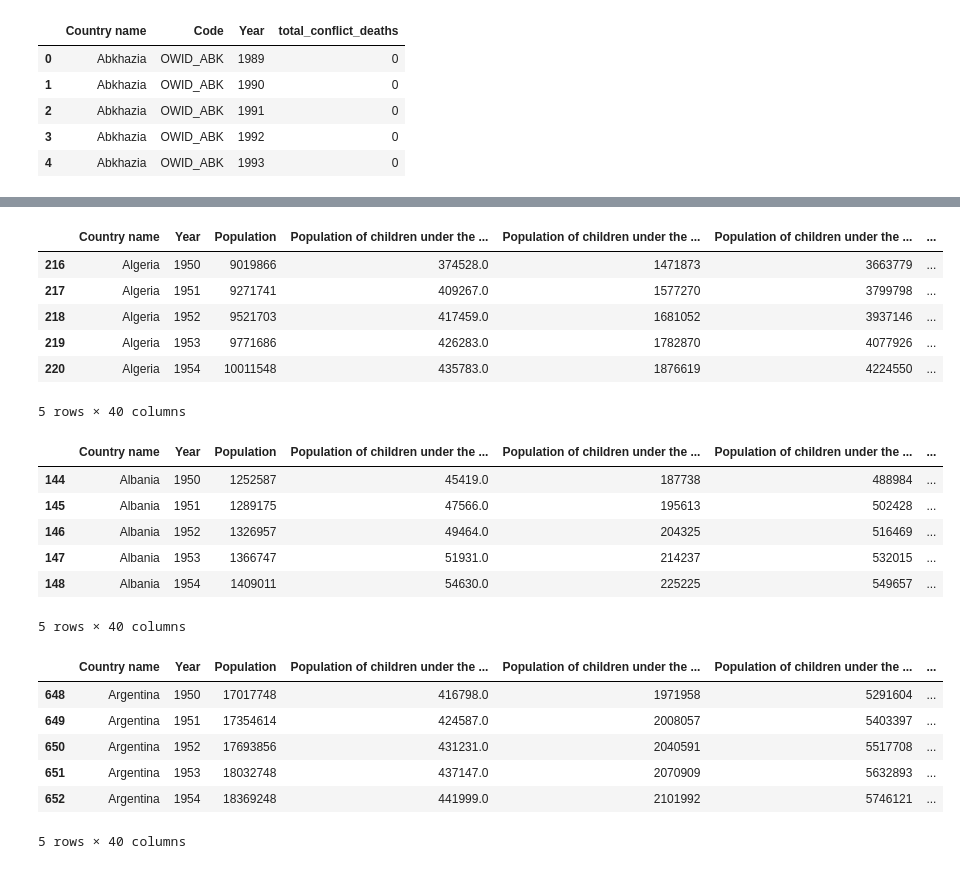
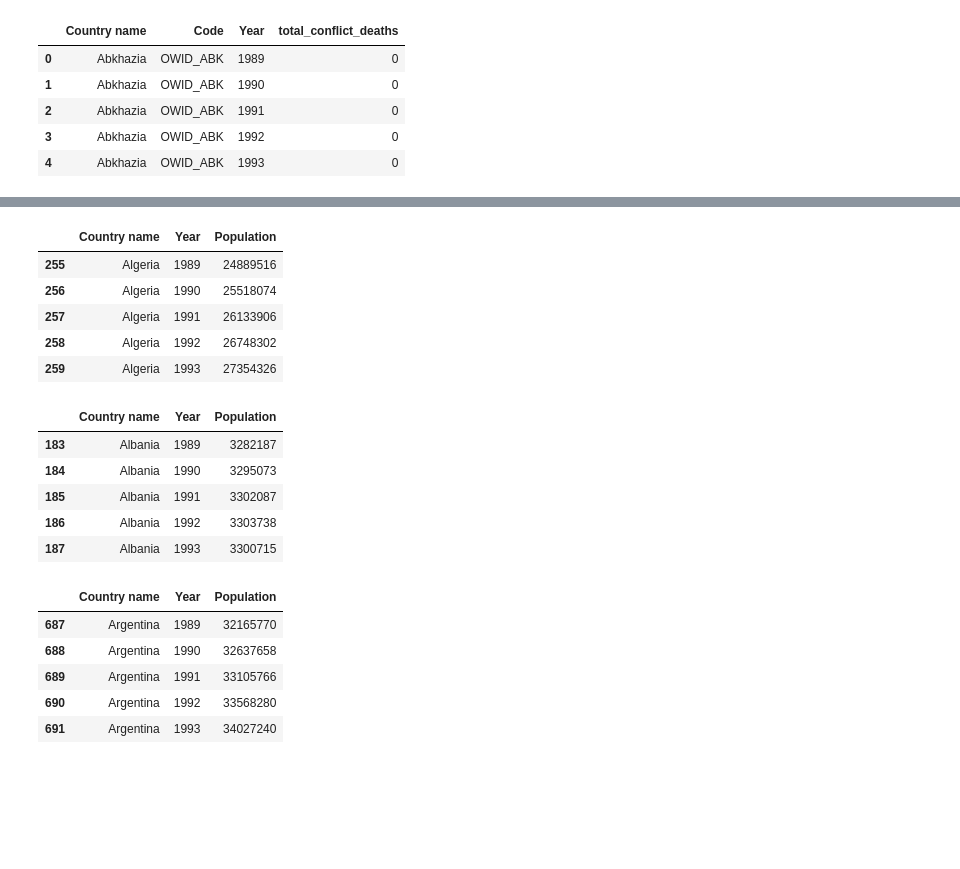
Before and after one commit to TrentonParker/Pythonic-Prodigies-Project-1, a Jupyter notebook: Joe-Code-Checkpoint(1).ipynb, the cells around one changed output, grey strips where cells are left out. Cells and saved outputs as stored; diff of their text form; code cells hidden in the pictures; blank space fills up the shorter version.

```diff
--- a/Joe-Code-Checkpoint(1).ipynb
+++ b/Joe-Code-Checkpoint(1).ipynb
@@ -25,6 +26,10 @@ conflict_df.tail()
 | 6967 | Zimbabwe | ZWE | 2020 | 0 | 0 | 0 | 0 |
 | 6968 | Zimbabwe | ZWE | 2021 | 0 | 0 | 0 | 0 |
 | 6969 | Zimbabwe | ZWE | 2022 | 0 | 0 | 0 | 0 |
+# %%
+# Filter population_df and migration_df to include data starting from 1989
+population_df = population_df[population_df['Year'] >= 1989]
+migration_df = migration_df[migration_df['Year'] >= 1989]
 # %%
 migration_df.head()
 # %% [output]
@@ -190,51 +226,48 @@ Afghanistan_data.head()
 # %%
 # List of African countries
 african_countries = ["Algeria", "Angola", "Benin", "Botswana", "Burkina Faso", "Burundi", "Cabo Verde", "Cameroon", "Central African Republic", "Chad", "Comoros", "Congo", "Democratic Republic of the Congo", "Djibouti", "Egypt", "Equatorial Guinea", "Eritrea", "Eswatini", "Ethiopia", "Gabon", "Gambia", "Ghana", "Guinea", "Guinea-Bissau", "Ivory Coast", "Kenya", "Lesotho", "Liberia", "Libya", "Madagascar", "Malawi", "Mali", "Mauritania", "Mauritius", "Morocco", "Mozambique", "Namibia", "Niger", "Nigeria", "Rwanda", "Sao Tome and Principe", "Senegal", "Seychelles", "Sierra Leone", "Somalia", "South Africa", "South Sudan", "Sudan", "Tanzania", "Togo", "Tunisia", "Uganda", "Zambia", "Zimbabwe"]
 
 # Filter the population DataFrame to include only countries from Africa
-african_population_df = population_df[population_df['Country name'].isin(african_countries)]
+african_population_df = population_only_df[population_only_df['Country name'].isin(african_countries)]
 
 african_population_df.head()
 # %% [output]
-|  | Country name | Year | Population | Population of children under the ... | Population of children under the ... | Population of children under the ... | ... |
-| 216 | Algeria | 1950 | 9019866 | 374528.0 | 1471873 | 3663779 | ... |
-| 217 | Algeria | 1951 | 9271741 | 409267.0 | 1577270 | 3799798 | ... |
-| 218 | Algeria | 1952 | 9521703 | 417459.0 | 1681052 | 3937146 | ... |
-| 219 | Algeria | 1953 | 9771686 | 426283.0 | 1782870 | 4077926 | ... |
-| 220 | Algeria | 1954 | 10011548 | 435783.0 | 1876619 | 4224550 | ... |
+|  | Country name | Year | Population |
+| 255 | Algeria | 1989 | 24889516 |
+| 256 | Algeria | 1990 | 25518074 |
+| 257 | Algeria | 1991 | 26133906 |
+| 258 | Algeria | 1992 | 26748302 |
+| 259 | Algeria | 1993 | 27354326 |
-5 rows × 40 columns
 # %%
 # List of European countries
 european_countries = ["Albania", "Andorra", "Austria", "Belarus", "Belgium", "Bosnia and Herzegovina", "Bulgaria", "Croatia", "Cyprus", "Czech Republic", "Denmark", "Estonia", "Finland", "France", "Germany", "Greece", "Hungary", "Iceland", "Ireland", "Italy", "Kosovo", "Latvia", "Liechtenstein", "Lithuania", "Luxembourg", "Malta", "Moldova", "Monaco", "Montenegro", "Netherlands", "North Macedonia", "Norway", "Poland", "Portugal", "Romania", "Russia", "San Marino", "Serbia", "Slovakia", "Slovenia", "Spain", "Sweden", "Switzerland", "Turkey", "Ukraine", "United Kingdom", "Vatican City"]
 
 # Filter the population DataFrame to include only countries from Europe
-european_population_df = population_df[population_df['Country name'].isin(european_countries)]
+european_population_df = population_only_df[population_only_df['Country name'].isin(european_countries)]
 
 european_population_df.head()
 # %% [output]
-|  | Country name | Year | Population | Population of children under the ... | Population of children under the ... | Population of children under the ... | ... |
-| 144 | Albania | 1950 | 1252587 | 45419.0 | 187738 | 488984 | ... |
-| 145 | Albania | 1951 | 1289175 | 47566.0 | 195613 | 502428 | ... |
-| 146 | Albania | 1952 | 1326957 | 49464.0 | 204325 | 516469 | ... |
-| 147 | Albania | 1953 | 1366747 | 51931.0 | 214237 | 532015 | ... |
-| 148 | Albania | 1954 | 1409011 | 54630.0 | 225225 | 549657 | ... |
+|  | Country name | Year | Population |
+| 183 | Albania | 1989 | 3282187 |
+| 184 | Albania | 1990 | 3295073 |
+| 185 | Albania | 1991 | 3302087 |
+| 186 | Albania | 1992 | 3303738 |
+| 187 | Albania | 1993 | 3300715 |
-5 rows × 40 columns
 # %%
 # List of South American countries
 south_american_countries = ["Argentina", "Bolivia", "Brazil", "Chile", "Colombia", "Ecuador", "Guyana", "Paraguay", "Peru", "Suriname", "Uruguay", "Venezuela"]
 
 # Filter the population DataFrame to include only countries from South America
-south_american_population_df = population_df[population_df['Country name'].isin(south_american_countries)]
+south_american_population_df = population_only_df[population_only_df['Country name'].isin(south_american_countries)]
 
 south_american_population_df.head()
 # %% [output]
-|  | Country name | Year | Population | Population of children under the ... | Population of children under the ... | Population of children under the ... | ... |
-| 648 | Argentina | 1950 | 17017748 | 416798.0 | 1971958 | 5291604 | ... |
-| 649 | Argentina | 1951 | 17354614 | 424587.0 | 2008057 | 5403397 | ... |
-| 650 | Argentina | 1952 | 17693856 | 431231.0 | 2040591 | 5517708 | ... |
-| 651 | Argentina | 1953 | 18032748 | 437147.0 | 2070909 | 5632893 | ... |
-| 652 | Argentina | 1954 | 18369248 | 441999.0 | 2101992 | 5746121 | ... |
+|  | Country name | Year | Population |
+| 687 | Argentina | 1989 | 32165770 |
+| 688 | Argentina | 1990 | 32637658 |
+| 689 | Argentina | 1991 | 33105766 |
+| 690 | Argentina | 1992 | 33568280 |
+| 691 | Argentina | 1993 | 34027240 |
-5 rows × 40 columns
 # %%
 # List of North American countries (you may need to adjust this list based on your data)
 north_american_countries = ["Antigua and Barbuda", "Bahamas", "Barbados", "Belize", "Canada", "Costa Rica", "Cuba", "Dominica", "Dominican Republic", "El Salvador", "Grenada", "Guatemala", "Haiti", "Honduras", "Jamaica", "Mexico", "Nicaragua", "Panama", "Saint Kitts and Nevis", "Saint Lucia", "Saint Vincent and the Grenadines", "Trinidad and Tobago", "United States"]
```
Also changed, not shown: parts of 64 cells of this notebook.
